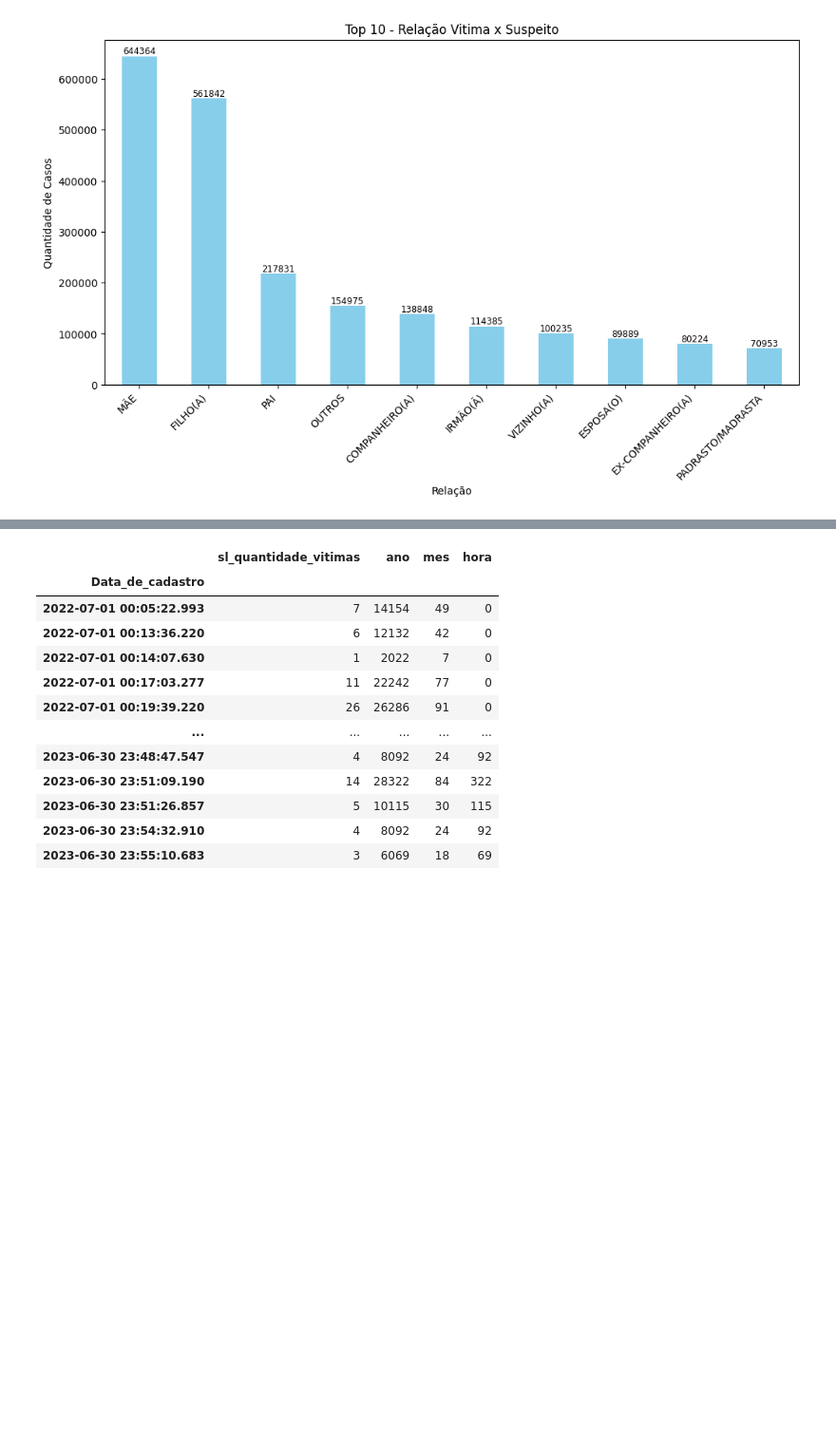
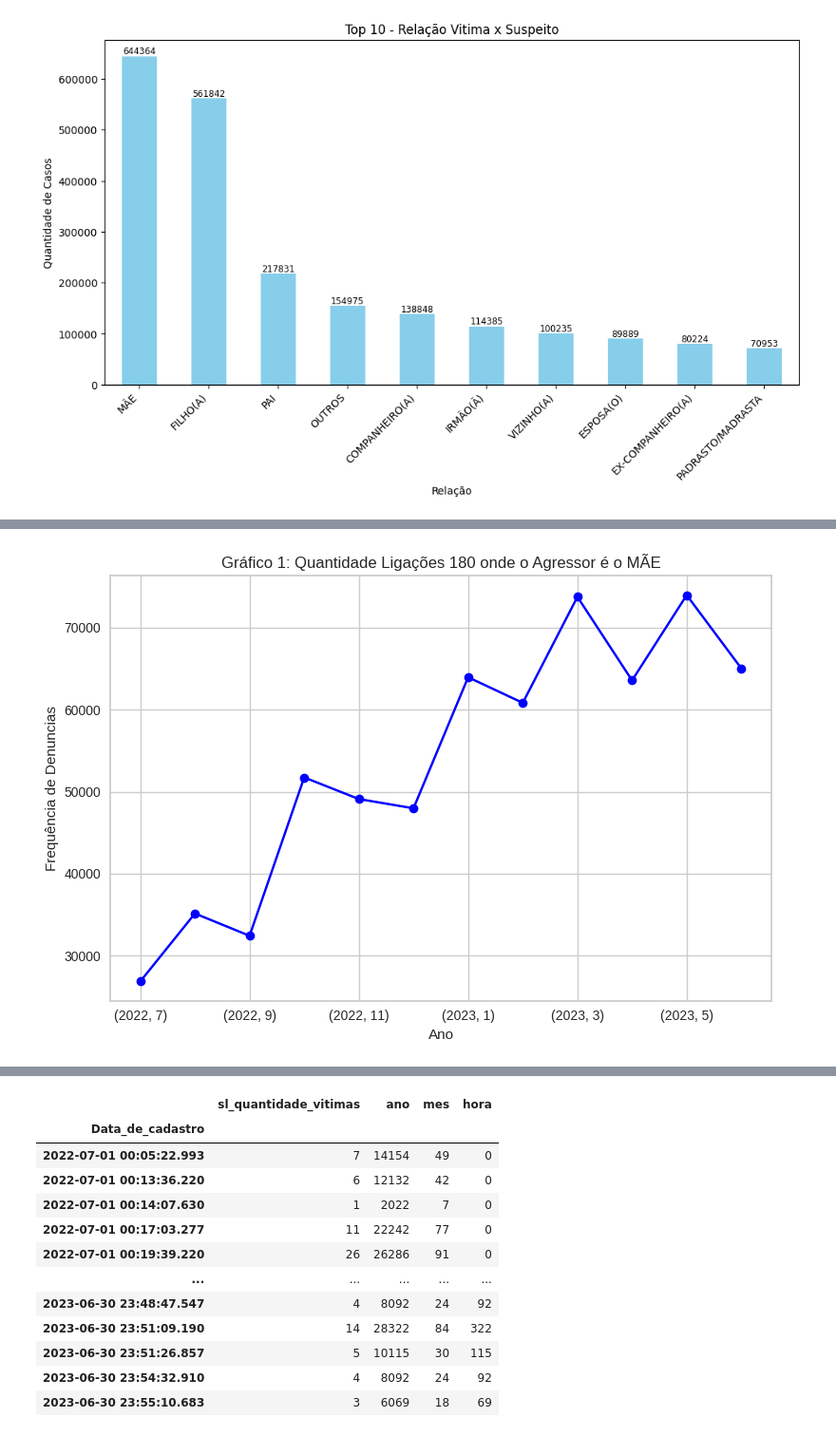
Before and after one commit to LerinaMM/central_de_atendimento_a_mulher, a Jupyter notebook: violencia_contra_mulher_3.ipynb, the cells around one changed output, grey strips where cells are left out. Shown at 95% size. Saved outputs shown, nothing was run; the diff lists cells and outputs as text; code cells hidden in the pictures; blank space fills up the shorter version.

```diff
--- a/violencia_contra_mulher_3.ipynb
+++ b/violencia_contra_mulher_3.ipynb
@@ -802,0 +836,9 @@ plt.show()
+# %%
+# Criando uma lista com as relações
+relacoes = ["MÃE", "FILHO(A)", "PAI"]
+
+# Criando um DataFrame com as linhas relacionadas às relações
+dados_filtrados = dados_unidos[dados_unidos["Relação_vítima_suspeito"].isin(relacoes)]
+
+# Mostrando o DataFrame
+dados_filtrados.head()
@@ -802,0 +853,3 @@ plt.show()
+# %%
+# Crie uma coluna com o mês-ano da denúncia
+dados_filtrados["mes_ano"] = dados_filtrados["Data_de_cadastro"].dt.strftime("%m-%Y")
@@ -802,0 +868,5 @@ plt.show()
+# %%
+# Criando um DataFrame para cada relação
+dados_mae = dados_filtrados[dados_filtrados["Relação_vítima_suspeito"] == "MÃE"]
+dados_filho = dados_filtrados[dados_filtrados["Relação_vítima_suspeito"] == "FILHO(A)"]
+dados_pai = dados_filtrados[dados_filtrados["Relação_vítima_suspeito"] == "PAI"]
@@ -802,0 +875,12 @@ plt.show()
+# %%
+freq_denuncias_mae = dados_mae.groupby(['ano', 'mes']).size()
+freq_denuncias_filho = dados_filho.groupby(['ano', 'mes']).size()
+freq_denuncias_pai = dados_pai.groupby(['ano', 'mes']).size()
+# %%
+freq_denuncias_mae.plot(kind='line', marker='o', color='blue')
+plt.xlabel('Ano')
+plt.ylabel('Frequência de Denuncias')
+plt.title('Gráfico 1: Quantidade Ligações 180 onde o Agressor é o MÃE')
+plt.tight_layout()
+# %% [output]
+[figure, added]
```
Also changed, not shown: parts of 54 cells of this notebook.
